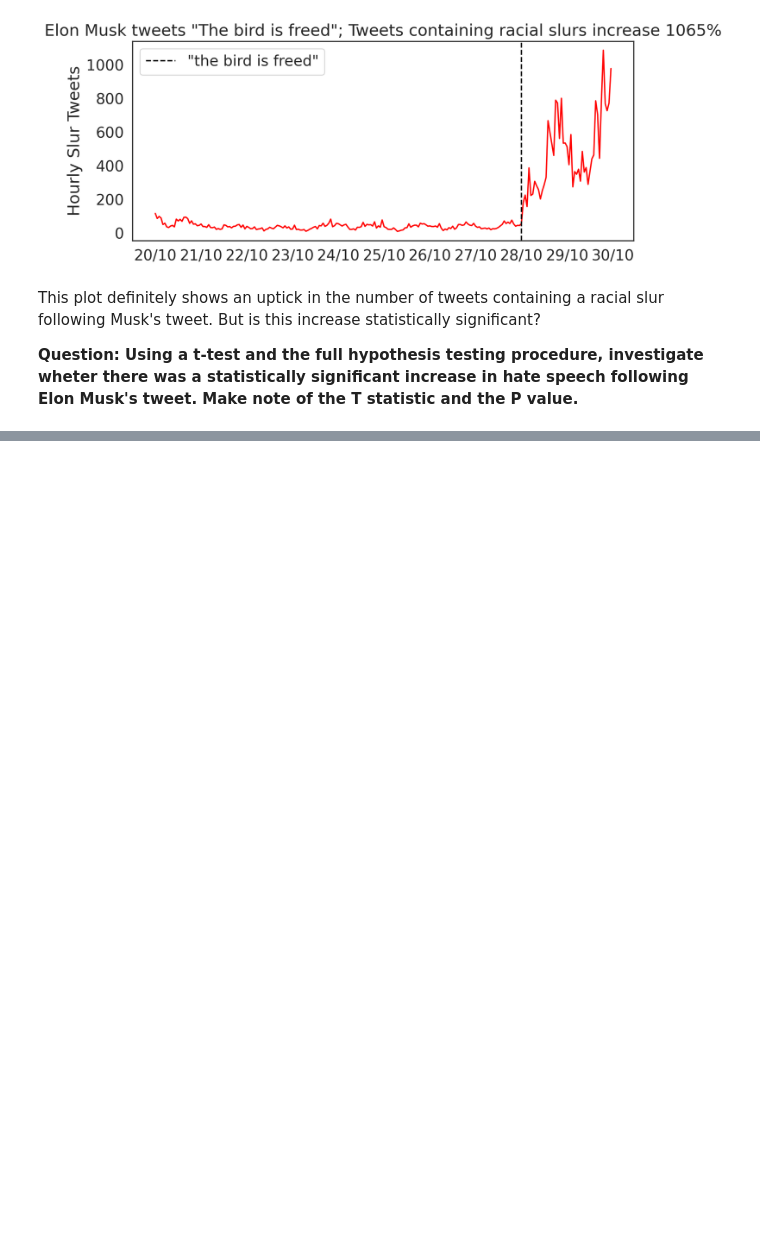
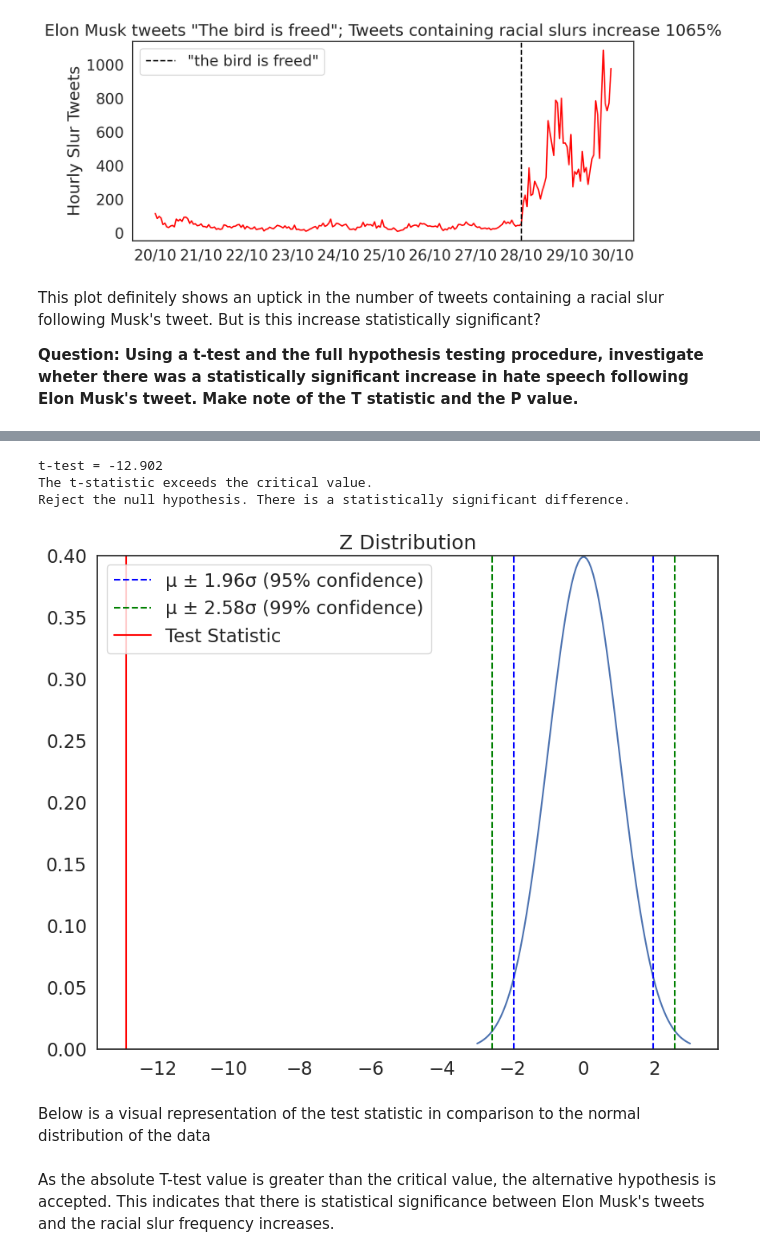
Before and after one commit to NoahGal-19/QM2, a Jupyter notebook: notebooks/W06. Hypothesis Testing.ipynb, the cells around one changed output, grey strips where cells are left out. Cells and saved outputs as stored; diff of their text form; code cells hidden in the pictures; blank space fills up the shorter version.

```diff
--- a/notebooks/W06. Hypothesis Testing.ipynb
+++ b/notebooks/W06. Hypothesis Testing.ipynb
@@ -391,3 +319,9 @@ plt.gca().xaxis.set_major_formatter(mdates.DateFormatter('%d/%m'))
 This plot definitely shows an uptick in the number of tweets containing a racial slur following Musk's tweet. But is this increase statistically significant?
 
 **Question: Using a t-test and the full hypothesis testing procedure, investigate wheter there was a statistically significant increase in hate speech following Elon Musk's tweet. Make note of the T statistic and the P value.**
+# %%
+print("Null Hypothesis is there is not a statistically signfiganct increase in hate speech following Musk's tweet")
+print("Alternative Hypothesis is there is a statistically significant increase in hate speech following Musk's tweet")
+pre=tweets[tweets['hour']<tweet]['count']
+post=tweets[tweets['hour']>=tweet]['count']
+t = manual_ttest(pre,post)
@@ -393,0 +334,23 @@ This plot definitely shows an uptick in the number of tweets containing a racial
+# %%
+t_test_result = -12.902  # Assign the t-test result to the variable
+print("t-test =", t_test_result)  # Print the actual t-test result
+
+critical_value = 1.96
+if abs(t_test_result) > critical_value:
+    print("The t-statistic exceeds the critical value.")
+    print("Reject the null hypothesis. There is a statistically significant difference.")
+else:
+    print("The t-statistic does not exceed the critical value.")
+    print("Fail to reject the null hypothesis. There is no statistically significant difference.")
+# %% [output]
+t-test = -12.902
+The t-statistic exceeds the critical value.
+Reject the null hypothesis. There is a statistically significant difference.
+# %%
+plot_z(t)
+# %% [output]
+[figure, added]
+# %% [markdown]
+Below is a visual representation of the test statistic in comparison to the normal distribution of the data
+# %% [markdown]
+As the absolute T-test value is greater than the critical value, the alternative hypothesis is accepted. This indicates that there is statistical significance between Elon Musk's tweets and the racial slur frequency increases.
```
Also changed, not shown: parts of 11 cells of this notebook.
